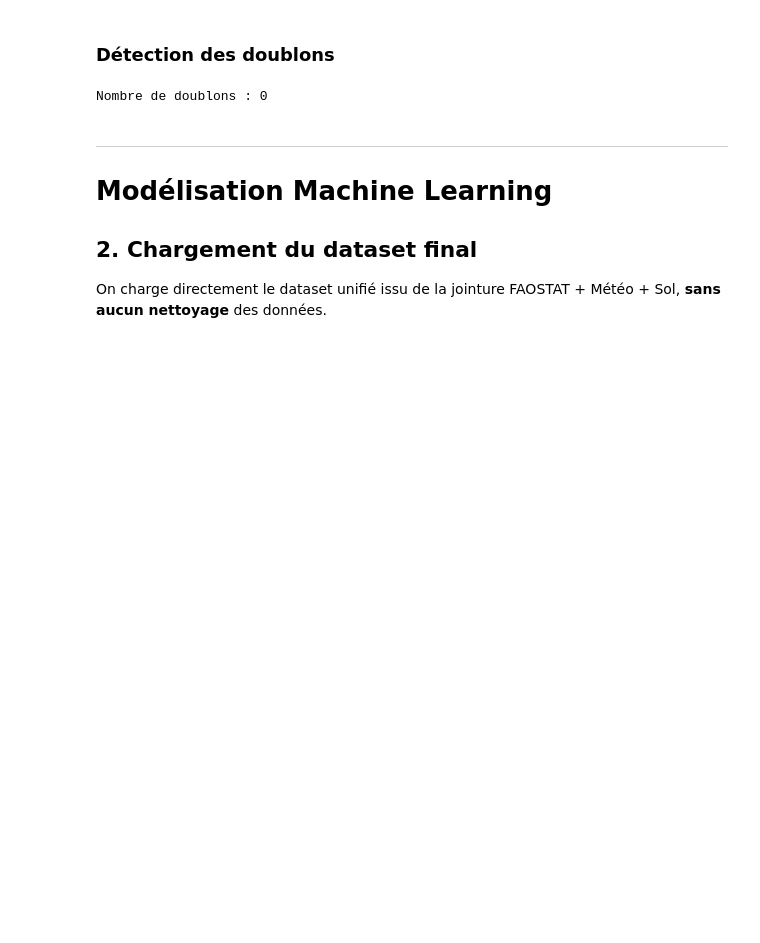
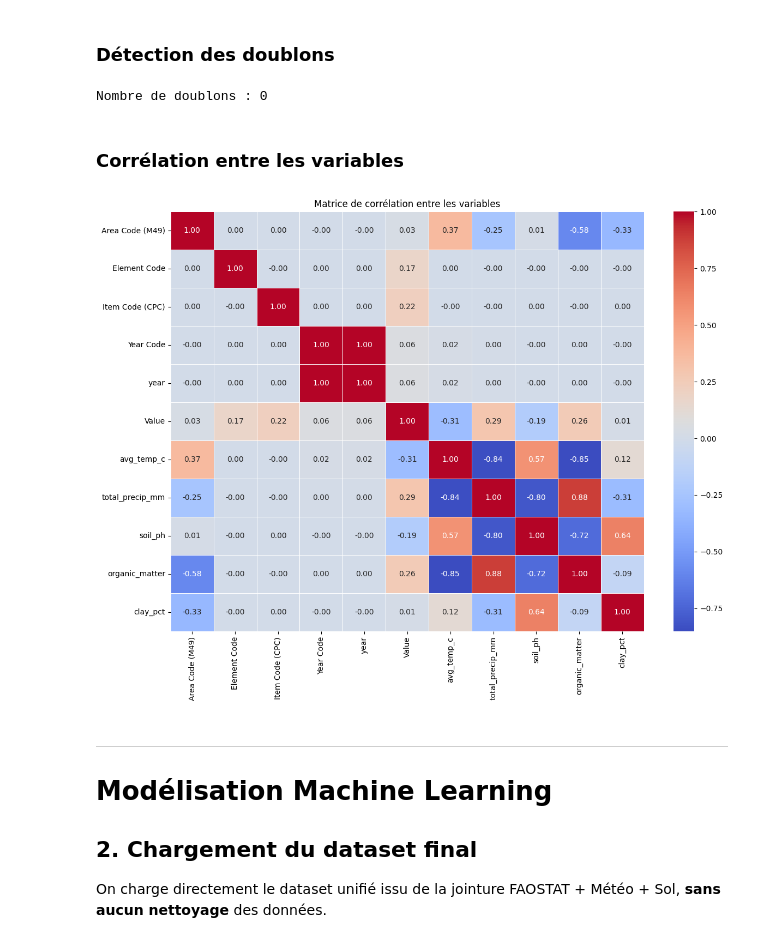
Before and after one commit to Larissa574/AgroPredict-Africa, a Jupyter notebook: notebooks/agropredict_africa .ipynb, the cells around one changed output. Cells and saved outputs as stored; diff of their text form; code cells hidden in the pictures; blank space fills up the shorter version.

Commit message:
Add correlation matrix analysis

```diff
--- a/notebooks/agropredict_africa .ipynb
+++ b/notebooks/agropredict_africa .ipynb
@@ -169,6 +169,28 @@ doublons = df.duplicated().sum()
 print("Nombre de doublons :", doublons)
 # %% [output]
 Nombre de doublons : 0
+# %% [markdown]
+### Corrélation entre les variables
+# %%
+import pandas as pd
+import seaborn as sns
+import matplotlib.pyplot as plt
+
+
+# Garder uniquement les variables numériques
+df_num = df.select_dtypes(include=["number"])
+
+# Matrice de corrélation
+corr = df_num.corr()
+
+# Heatmap
+plt.figure(figsize=(14, 10))
+sns.heatmap(corr, annot=True, fmt=".2f", cmap="coolwarm", linewidths=0.5)
+plt.title("Matrice de corrélation entre les variables")
+plt.savefig("../images/correlation_matrix.png")
+plt.show()
+# %% [output]
+[figure, added]
 # %% [markdown]
 ---
 # Modélisation Machine Learning
```
Also changed, not shown: 1 other file.
